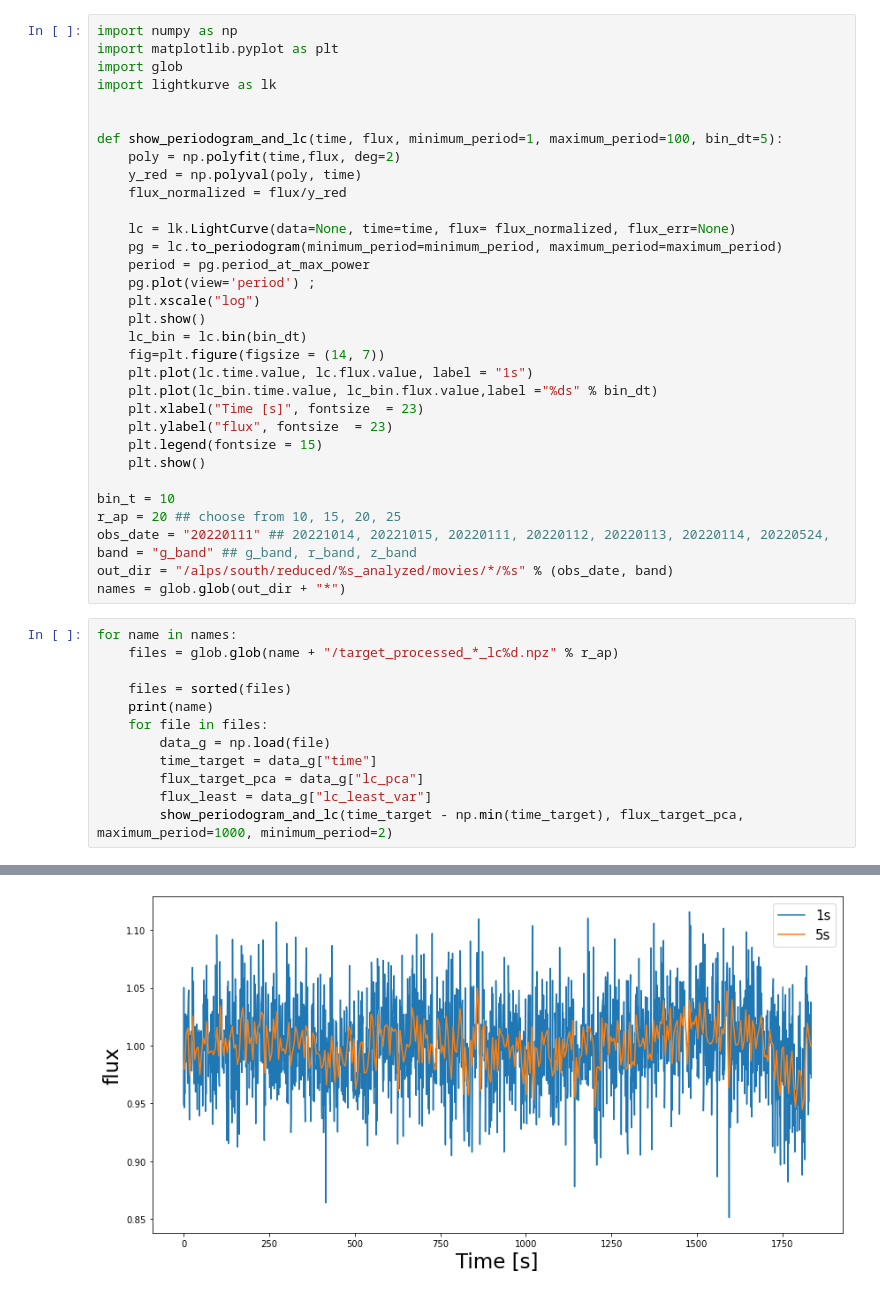
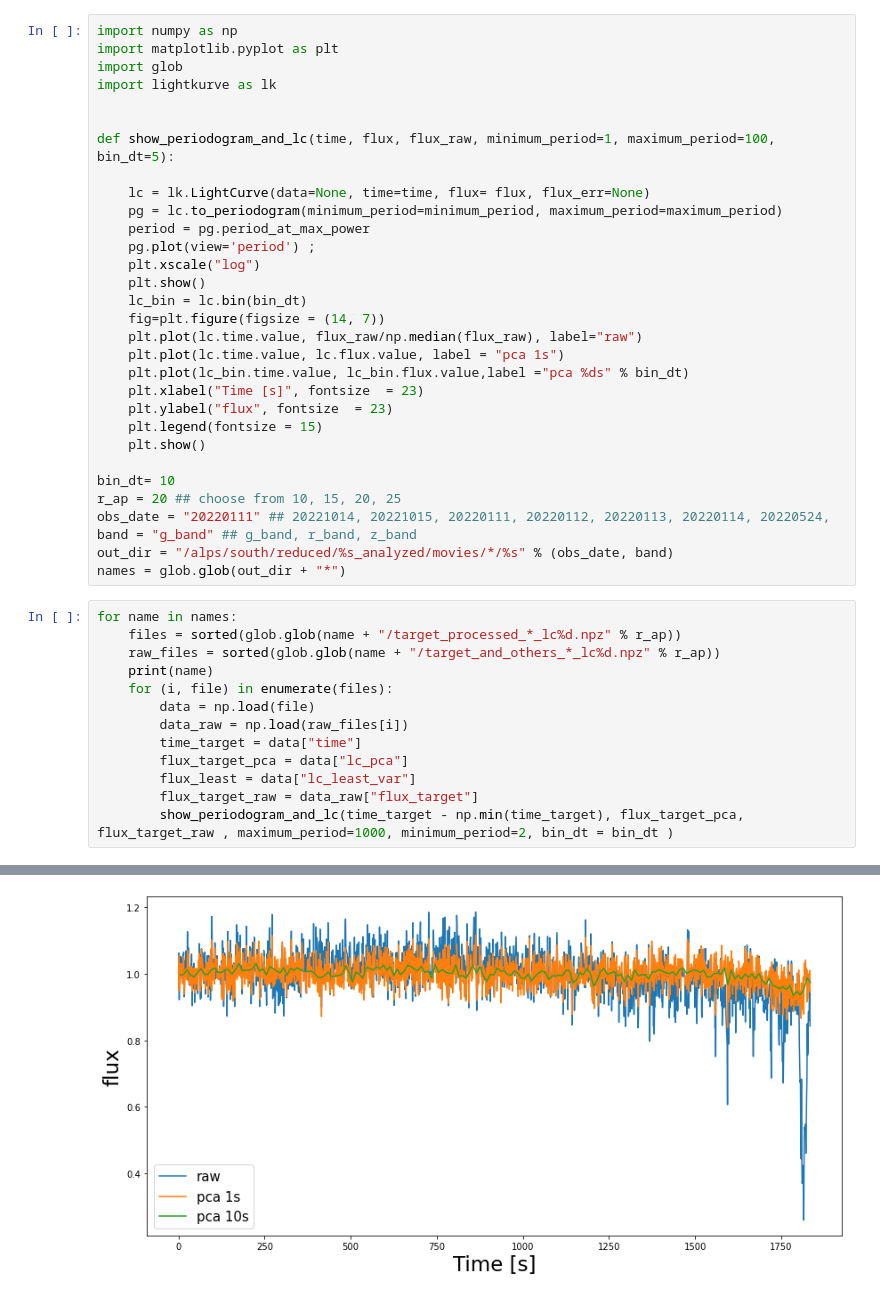
Before and after one commit to 2ndmk2/preseimei, a Jupyter notebook: ipynb/lc_see.ipynb, the cells around one changed output, grey strips where cells are left out. Drawn from its saved outputs; the diff is of its cells as text.

```diff
--- a/ipynb/lc_see.ipynb
+++ b/ipynb/lc_see.ipynb
@@ -5,12 +5,9 @@ import glob
 import lightkurve as lk
 
 
-def show_periodogram_and_lc(time, flux, minimum_period=1, maximum_period=100, bin_dt=5):
-    poly = np.polyfit(time,flux, deg=2)
-    y_red = np.polyval(poly, time)
-    flux_normalized = flux/y_red
+def show_periodogram_and_lc(time, flux, flux_raw, minimum_period=1, maximum_period=100, bin_dt=5):
 
-    lc = lk.LightCurve(data=None, time=time, flux= flux_normalized, flux_err=None)
+    lc = lk.LightCurve(data=None, time=time, flux= flux, flux_err=None)
     pg = lc.to_periodogram(minimum_period=minimum_period, maximum_period=maximum_period)
     period = pg.period_at_max_power
     pg.plot(view='period') ;
@@ -18,14 +15,15 @@ def show_periodogram_and_lc(time, flux, minimum_period=1, maximum_period=100, bi
     plt.show()
     lc_bin = lc.bin(bin_dt)
     fig=plt.figure(figsize = (14, 7))
-    plt.plot(lc.time.value, lc.flux.value, label = "1s")
-    plt.plot(lc_bin.time.value, lc_bin.flux.value,label ="%ds" % bin_dt)
+    plt.plot(lc.time.value, flux_raw/np.median(flux_raw), label="raw")
+    plt.plot(lc.time.value, lc.flux.value, label = "pca 1s")
+    plt.plot(lc_bin.time.value, lc_bin.flux.value,label ="pca %ds" % bin_dt)
     plt.xlabel("Time [s]", fontsize  = 23)
     plt.ylabel("flux", fontsize  = 23)
     plt.legend(fontsize = 15)
     plt.show()
 
-bin_t = 10
+bin_dt= 10
 r_ap = 20 ## choose from 10, 15, 20, 25
 obs_date = "20220111" ## 20221014, 20221015, 20220111, 20220112, 20220113, 20220114, 20220524,
 band = "g_band" ## g_band, r_band, z_band
@@ -33,15 +31,16 @@ out_dir = "/alps/south/reduced/%s_analyzed/movies/*/%s" % (obs_date, band)
 names = glob.glob(out_dir + "*")
 # %%
 for name in names:
-    files = glob.glob(name + "/target_processed_*_lc%d.npz" % r_ap)
-
-    files = sorted(files)
+    files = sorted(glob.glob(name + "/target_processed_*_lc%d.npz" % r_ap))
+    raw_files = sorted(glob.glob(name + "/target_and_others_*_lc%d.npz" % r_ap))
     print(name)
-    for file in files:
-        data_g = np.load(file)
-        time_target = data_g["time"]
-        flux_target_pca = data_g["lc_pca"]
-        flux_least = data_g["lc_least_var"]
-        show_periodogram_and_lc(time_target - np.min(time_target), flux_target_pca, maximum_period=1000, minimum_period=2)
+    for (i, file) in enumerate(files):
+        data = np.load(file)
+        data_raw = np.load(raw_files[i])
+        time_target = data["time"]
+        flux_target_pca = data["lc_pca"]
+        flux_least = data["lc_least_var"]
+        flux_target_raw = data_raw["flux_target"]
+        show_periodogram_and_lc(time_target - np.min(time_target), flux_target_pca, flux_target_raw , maximum_period=1000, minimum_period=2, bin_dt = bin_dt )
 # %% [output]
 /alps/south/reduced/20220111_analyzed/movies/WD_triccs26/g_band
@@ -58,2 +57,2 @@ for name in names:
-[figure, old version]
+[figure, new version]
 ... (24 outputs left out)
```
Also changed, not shown: parts of 1 cell of this notebook.
